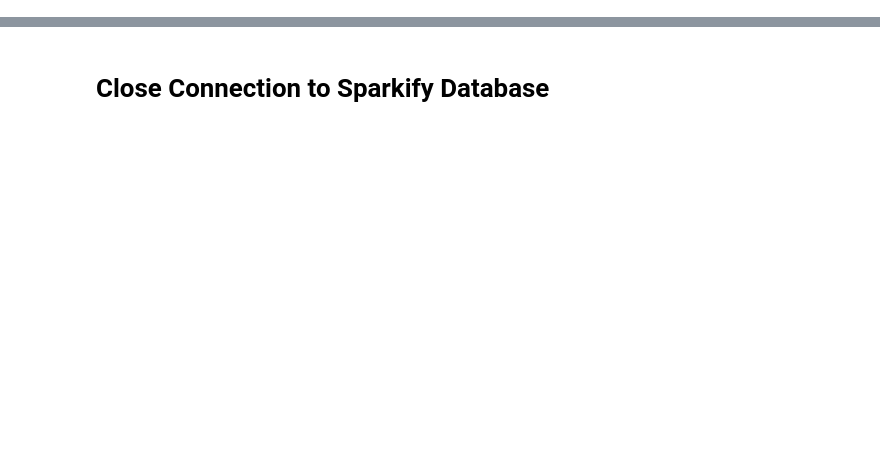
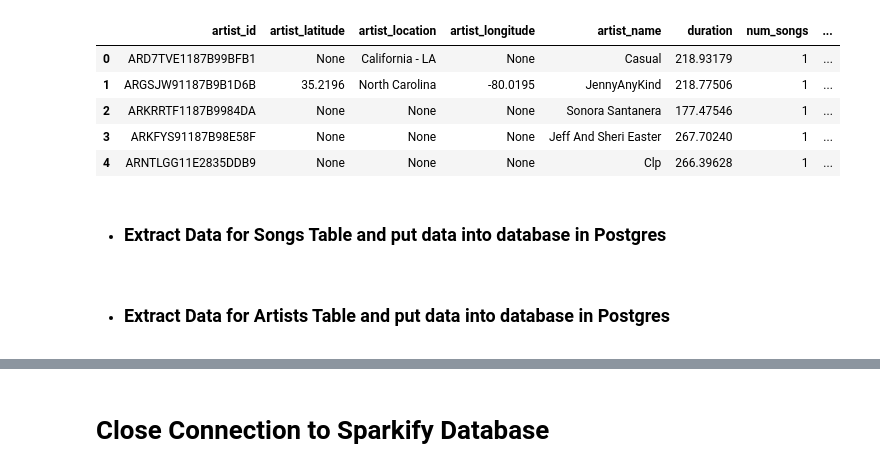
Before and after one commit to ChunYen-Chang/Data-Modeling-with-PostgreSQL, a Jupyter notebook: etl.ipynb, the cells around one changed output, grey strips where cells are left out. Drawn from its saved outputs; the diff is of its cells as text; code cells hidden in the pictures; blank space fills up the shorter version.

```diff
--- a/etl.ipynb
+++ b/etl.ipynb
@@ -277,0 +63,12 @@ time_data_df.head()
+# %%
+# check song file dataset
+song_file_df.head(5)
+# %% [output]
+|  | artist_id | artist_latitude | artist_location | artist_longitude | artist_name | duration | num_songs | ... |
+| 0 | ARD7TVE1187B99BFB1 | None | California - LA | None | Casual | 218.93179 | 1 | ... |
+| 1 | ARGSJW91187B9B1D6B | 35.2196 | North Carolina | -80.0195 | JennyAnyKind | 218.77506 | 1 | ... |
+| 2 | ARKRRTF1187B9984DA | None | None | None | Sonora Santanera | 177.47546 | 1 | ... |
+| 3 | ARKFYS91187B98E58F | None | None | None | Jeff And Sheri Easter | 267.70240 | 1 | ... |
+| 4 | ARNTLGG11E2835DDB9 | None | None | None | Clp | 266.39628 | 1 | ... |
+# %% [markdown]
+* ### Extract Data for Songs Table and put data into database in Postgres
@@ -277,0 +92,2 @@ time_data_df.head()
+# %% [markdown]
+* ### Extract Data for Artists Table and put data into database in Postgres
```
Also changed, not shown: parts of 83 cells of this notebook.
